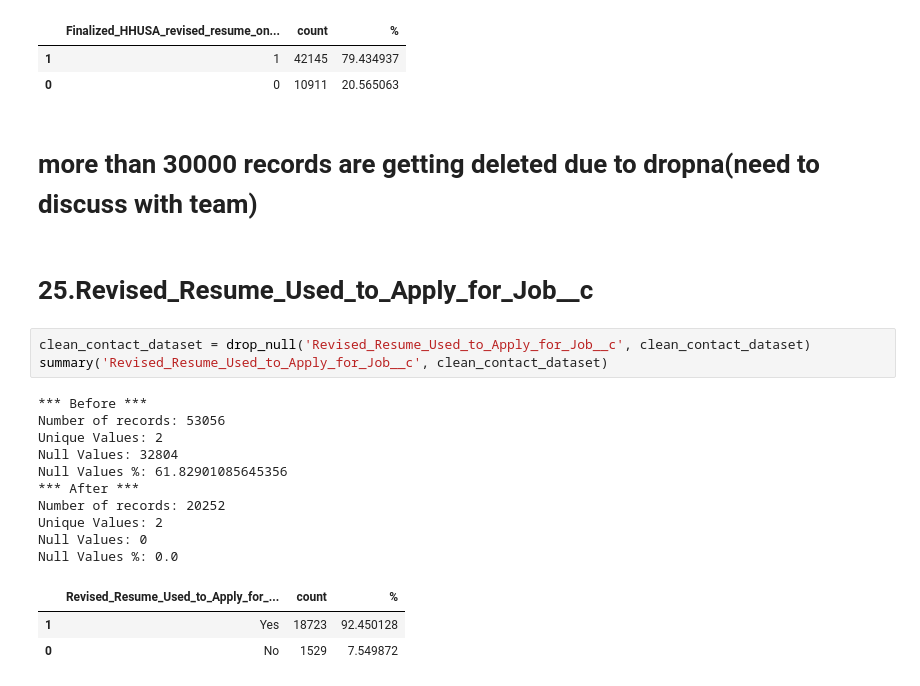
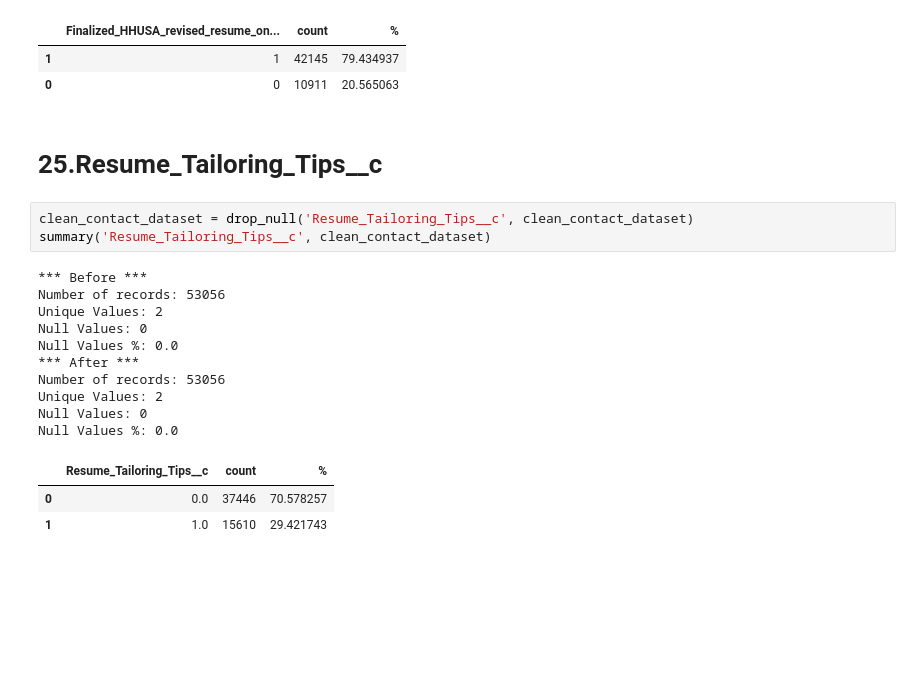
Before and after one commit to iAlhasan/DSP-Project, a Jupyter notebook: 02-DSP-Data Preparation.ipynb, the cells around one changed output. Drawn from its saved outputs; the diff is of its cells as text; blank space fills up the shorter version.

```diff
--- a/02-DSP-Data Preparation.ipynb
+++ b/02-DSP-Data Preparation.ipynb
@@ -628,24 +637,22 @@ Null Values %: 0.0
 |  | Finalized_HHUSA_revised_resume_on... | count | % |
 | 1 | 1 | 42145 | 79.434937 |
 | 0 | 0 | 10911 | 20.565063 |
-# %% [markdown]
-# more than 30000 records are getting deleted due to dropna(need to discuss with team)
 # %% [markdown]
-# 25.Revised_Resume_Used_to_Apply_for_Job__c
+# 25.Resume_Tailoring_Tips__c
 # %%
-clean_contact_dataset = drop_null('Revised_Resume_Used_to_Apply_for_Job__c', clean_contact_dataset)
-summary('Revised_Resume_Used_to_Apply_for_Job__c', clean_contact_dataset)
+clean_contact_dataset = drop_null('Resume_Tailoring_Tips__c', clean_contact_dataset)
+summary('Resume_Tailoring_Tips__c', clean_contact_dataset)
 # %% [output]
 *** Before ***
 Number of records: 53056
 Unique Values: 2
-Null Values: 32804
-Null Values %: 61.82901085645356
+Null Values: 0
+Null Values %: 0.0
 *** After ***
-Number of records: 20252
+Number of records: 53056
 Unique Values: 2
 Null Values: 0
 Null Values %: 0.0
-|  | Revised_Resume_Used_to_Apply_for_... | count | % |
-| 1 | Yes | 18723 | 92.450128 |
-| 0 | No | 1529 | 7.549872 |
+|  | Resume_Tailoring_Tips__c | count | % |
+| 0 | 0.0 | 37446 | 70.578257 |
+| 1 | 1.0 | 15610 | 29.421743 |
```
Also changed, not shown: parts of 21 cells of this notebook.
